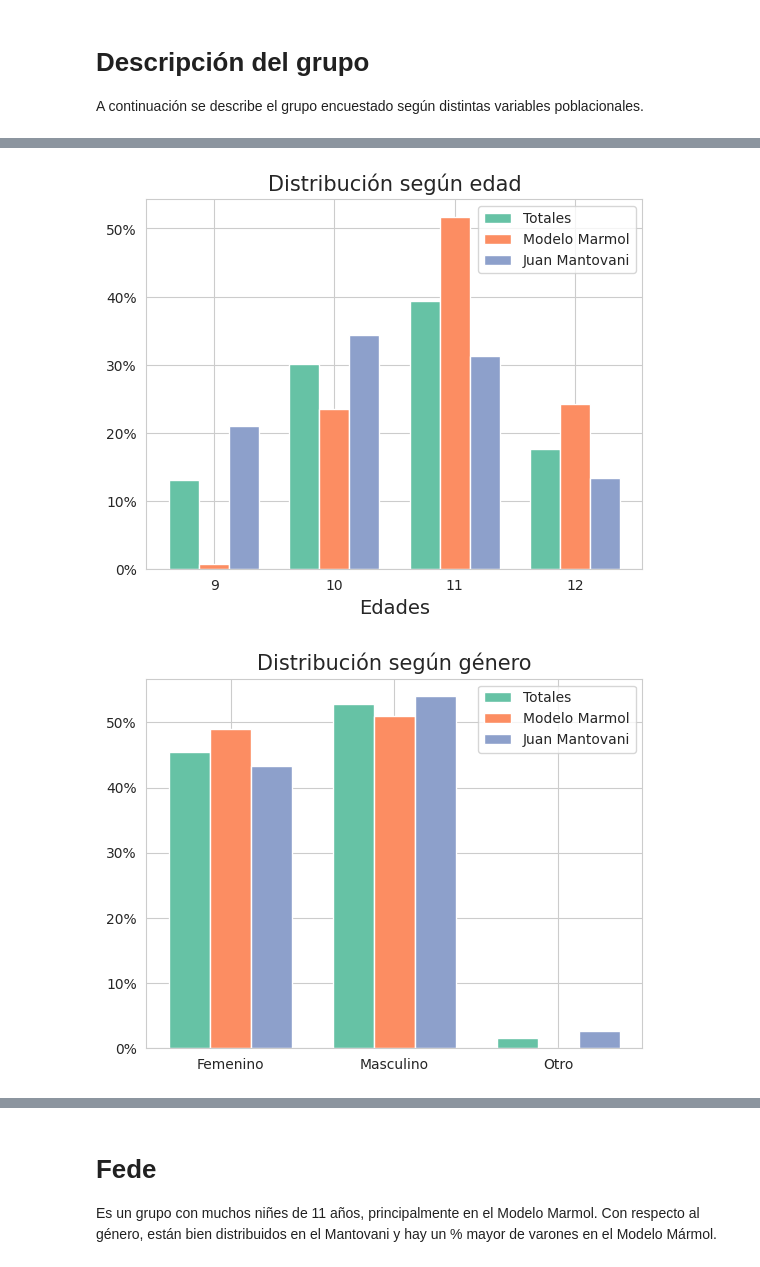
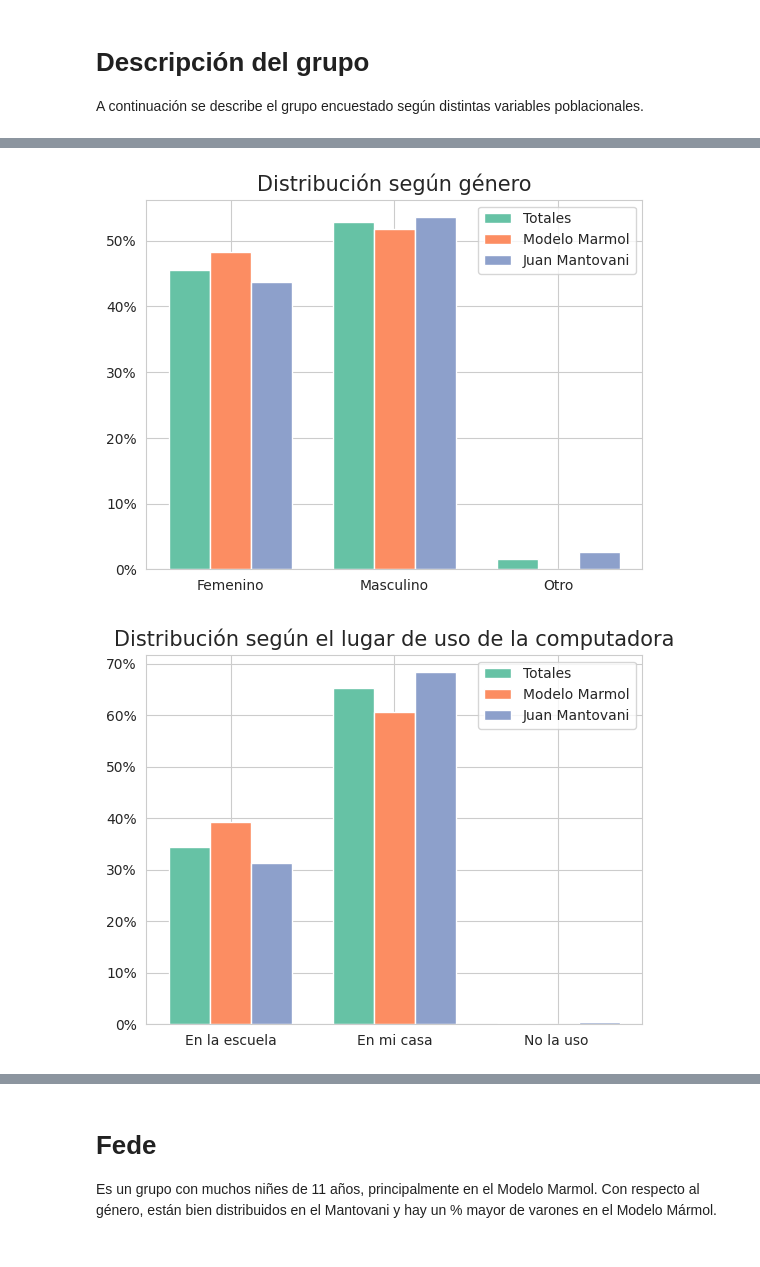
Before and after one commit to fedesassone/tesis, a Jupyter notebook: notebooks/Poblacional.ipynb, the cells around one changed output, grey strips where cells are left out. Saved outputs shown, nothing was run; the diff lists cells and outputs as text; code cells hidden in the pictures.

Commit message:
Modifica errores en data. Regenera gráficos. Agrega distribuciones por grado.

```diff
--- a/notebooks/Poblacional.ipynb
+++ b/notebooks/Poblacional.ipynb
@@ -82,32 +198,35 @@ A continuación se describe el grupo encuestado según distintas variables pobla
 # %%
-# Distribución según edad
-data_total = df_fe["edad"].value_counts(normalize=True).sort_index()
-data_marmol = marmol["edad"].value_counts(normalize=True).sort_index()
-data_mantovani = mantovani["edad"].value_counts(normalize=True).sort_index()
+# Distribución según género
+data_total = df_fe["genero"].value_counts(normalize=True).sort_index()
+data_marmol = marmol["genero"].value_counts(normalize=True).sort_index()
+data_mantovani = mantovani["genero"].value_counts(normalize=True).sort_index()
+
+data_marmol["Otro"] = 0.0
 
 bar_width = 0.25
+
 br1 = np.arange(len(data_total))
 br2 = [x + bar_width for x in br1]
 br3 = [x + bar_width for x in br2]
+
 plt.bar(br1,data_total, width=bar_width, label = 'Totales')
 plt.bar(br2,data_marmol, width=bar_width, label = 'Modelo Marmol')
 plt.bar(br3,data_mantovani, width=bar_width, label = 'Juan Mantovani')
 
-plt.xlabel("Edades", fontsize=14)
 plt.gca().yaxis.set_major_formatter(PercentFormatter(1))
-plt.title("Distribución según edad", fontsize=15)
+plt.title("Distribución según género", fontsize=15)
 plt.xticks([r + bar_width for r in range(len(data_total))], [id for id in data_total.sort_index().index])
 plt.legend()
-plt.savefig('1.png')
+plt.savefig('4.png')
 # %% [output]
-[figure, old version]
+[figure, new version]
 # %%
-# Distribución según género
-data_total = df_fe["genero"].value_counts(normalize=True).sort_index()
-data_marmol = marmol["genero"].value_counts(normalize=True).sort_index()
-data_mantovani = mantovani["genero"].value_counts(normalize=True).sort_index()
+# Lugar de uso de la computadora
+data_total = df_fe["lugar_computadora"].value_counts(normalize=True).sort_index()
+data_marmol = marmol["lugar_computadora"].value_counts(normalize=True).sort_index()
+data_mantovani = mantovani["lugar_computadora"].value_counts(normalize=True).sort_index()
 
-data_marmol["Otro"] = 0.0
+data_marmol["No la uso"] = 0.0
 
 bar_width = 0.25
 
@@ -120,9 +239,9 @@ plt.bar(br2,data_marmol, width=bar_width, label = 'Modelo Marmol')
 plt.bar(br3,data_mantovani, width=bar_width, label = 'Juan Mantovani')
 
 plt.gca().yaxis.set_major_formatter(PercentFormatter(1))
-plt.title("Distribución según género", fontsize=15)
+plt.title("Distribución según el lugar de uso de la computadora", fontsize=15)
 plt.xticks([r + bar_width for r in range(len(data_total))], [id for id in data_total.sort_index().index])
 plt.legend()
-plt.savefig('2.png')
+plt.savefig('5.png')
 # %% [output]
-[figure, old version]
+[figure, new version]
```
Also changed, not shown: parts of 10 cells of this notebook, 11 other files.
